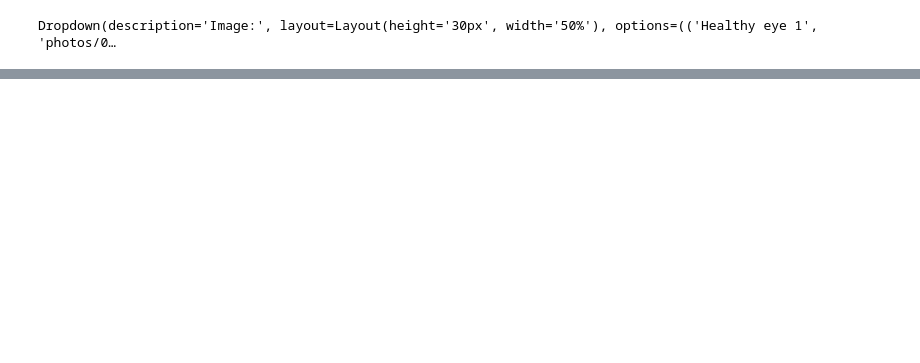
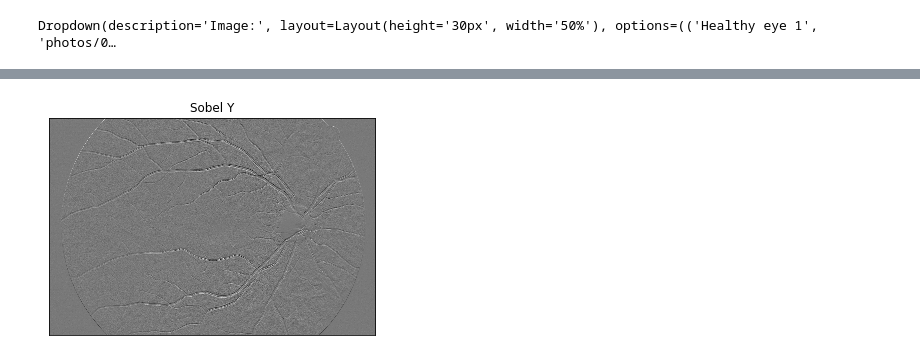
Before and after one commit to agnieszkaszuflak/DnoOka, a Jupyter notebook: Oko.ipynb, the cells around one changed output, grey strips where cells are left out. Cells and saved outputs as stored; diff of their text form; code cells hidden in the pictures; blank space fills up the shorter version.

```diff
--- a/Oko.ipynb
+++ b/Oko.ipynb
@@ -37,0 +66,11 @@ plt.imshow(image, cmap=plt.cm.gray)
+# %%
+laplacian = cv2.Laplacian(cl1,cv2.CV_64F)
+sobelx = cv2.Sobel(cl1,cv2.CV_64F,1,0,ksize=5)
+sobely = cv2.Sobel(cl1,cv2.CV_64F,0,1,ksize=5)
+
+plt.imshow(sobely,cmap = 'gray')
+plt.title('Sobel Y'), plt.xticks([]), plt.yticks([])
+
+plt.show()
+# %% [output]
+[figure, added]
```
Also changed, not shown: parts of 5 cells of this notebook.
